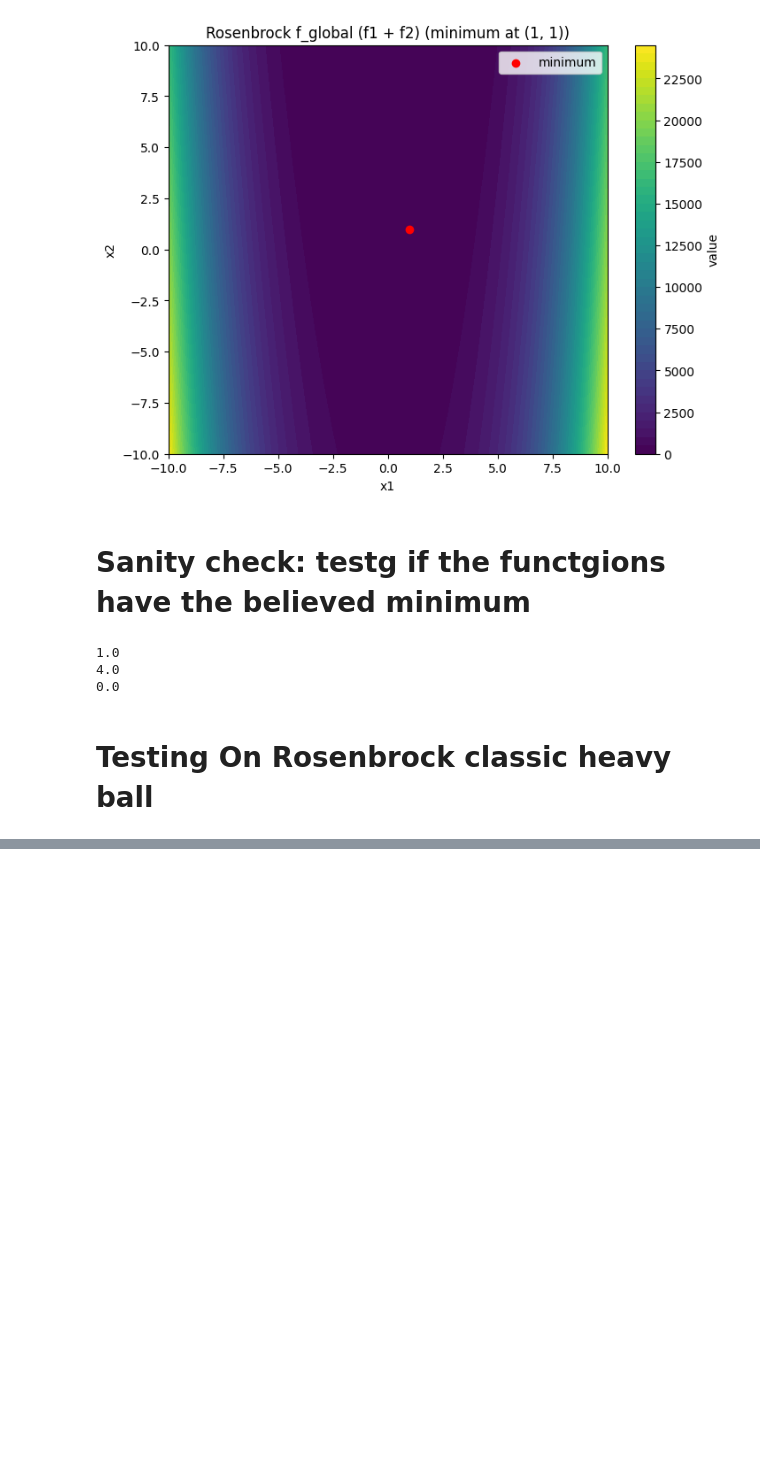
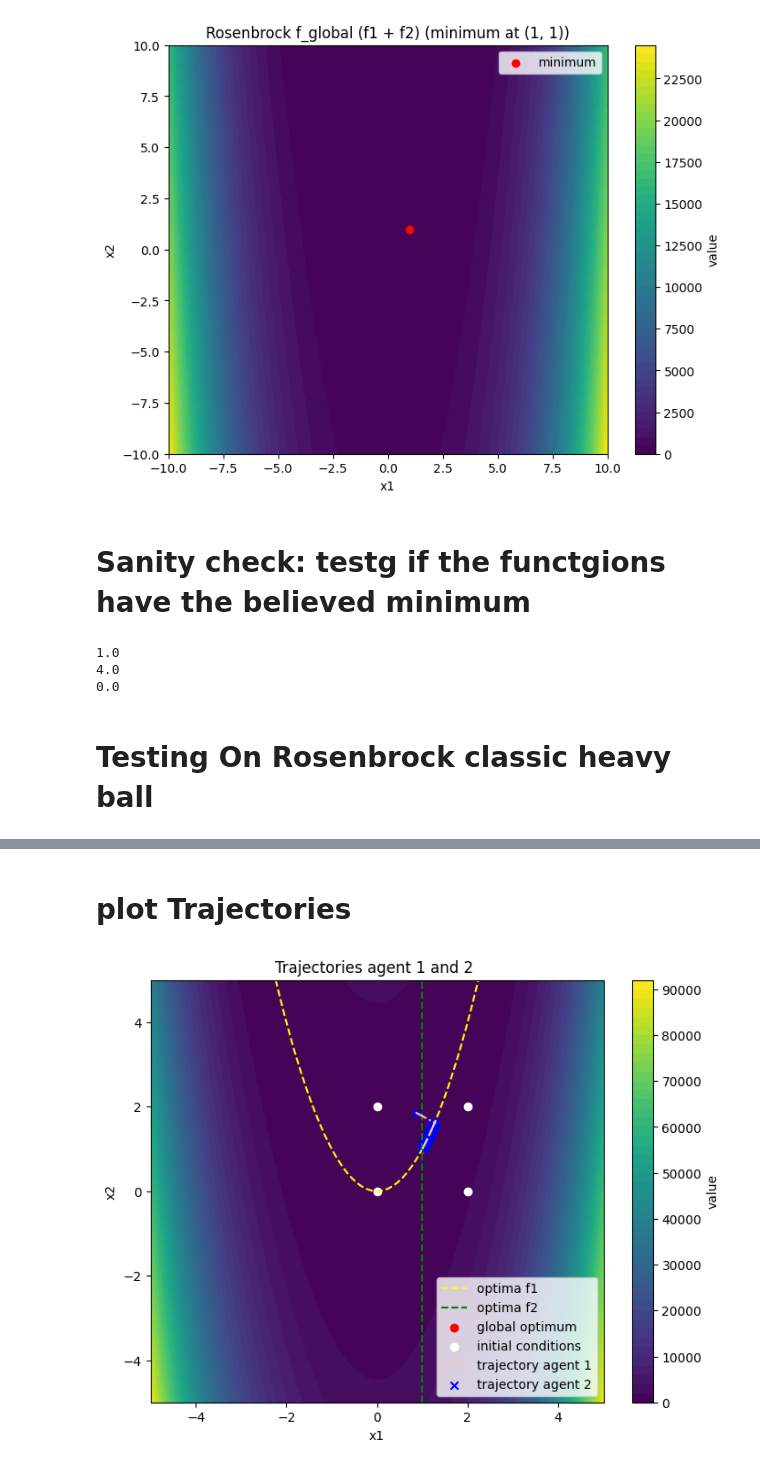
Before and after one commit to AndreiLix/FrODO, a Jupyter notebook: FOLDER_code/Rosenbrock.ipynb, the cells around one changed output, grey strips where cells are left out. Drawn from its saved outputs; the diff is of its cells as text; code cells hidden in the pictures; blank space fills up the shorter version.

```diff
--- a/FOLDER_code/Rosenbrock.ipynb
+++ b/FOLDER_code/Rosenbrock.ipynb
@@ -497,0 +556,65 @@ TypeError: 'int' object is not subscriptable
+# %% [markdown]
+# plot Trajectories
+# %%
+import numpy as np
+import matplotlib.pyplot as plt
+
+def rosen_global(x, a=1.0, b=100.0):
+    x1 = x[0]
+    x2 = x[1]
+    return (a - x1)**2 + (b * (x2 - x1**2)**2)
+
+# Generate data for the heatmap
+x1_values = np.linspace(-5, 5, 100)
+x2_values = np.linspace(-5, 5, 100)
+X1, X2 = np.meshgrid(x1_values, x2_values)
+Z = np.zeros_like(X1)
+
+upper_clip = 300000
+
+for i in range(len(x1_values)):
+    for j in range(len(x2_values)):
+        Z[i, j] = min(rosen_global([X1[i, j], X2[i, j]]), upper_clip)
+
+# Create a heatmap
+plt.figure(figsize=(8, 6), dpi=100)
+heatmap = plt.contourf(X1, X2, Z, cmap='viridis', levels=50)
+
+
+global_optimum = (1., 1.)
+
+# Add colorbar
+plt.colorbar(heatmap, label='value')
+
+# Add lines for x2 = x1^2 and x1 = 1
+plt.plot(x1_values, x1_values**2, label='optima f1', color='yellow', linestyle='dashed')
+plt.axvline(x=1, color='green', linestyle='dashed', label='optima f2')
+
+# Scatter plot
+plt.scatter(1, 1, label="global optimum", color="red")
+
+plt.scatter(1-1, 1-1, label="initial conditions", color="white")
+plt.scatter(1-1, 1 + 1, color="white")
+plt.scatter(1+1, 1+1, color="white")
+plt.scatter(1+1, 1-1, color="white")
+
+# Trajectories
+plt.plot(agent1_x1, agent1_x2, label='trajectory agent 1', color='pink', linestyle = "dashdot")
+plt.scatter(agent2_x1, agent2_x2, label='trajectory agent 2', color='blue', marker = "x")
+
+
+
+# Legend
+plt.legend(loc="lower right")
+
+# Set labels and title
+plt.xlabel('x1')
+plt.ylabel('x2')
+plt.title('Trajectories agent 1 and 2 ')
+
+plt.ylim(-5, 5)
+
+# Show the plot
+plt.show()
+# %% [output]
+[figure, added]
```
Also changed, not shown: parts of 8 cells of this notebook, 1 other file.
